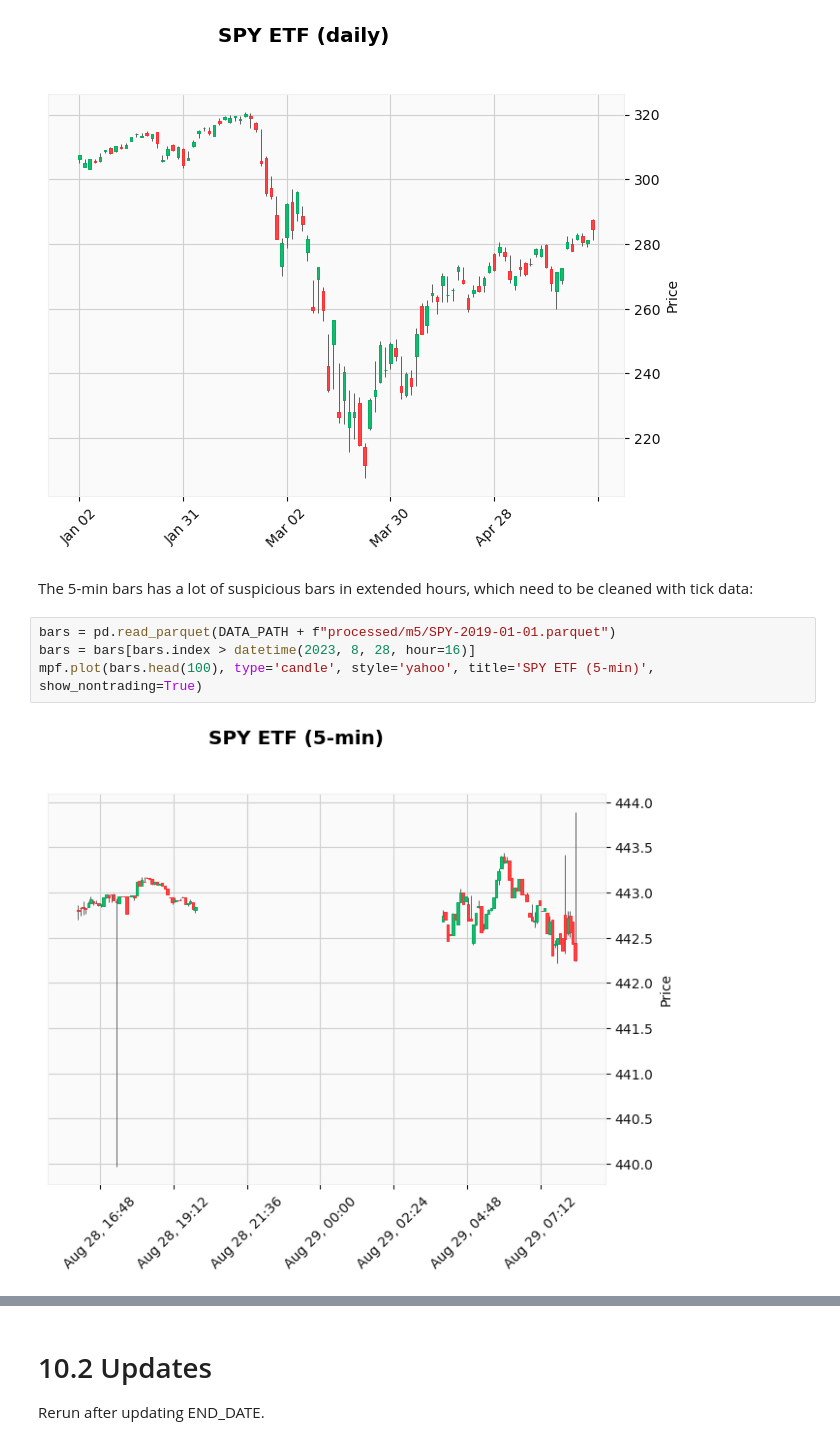
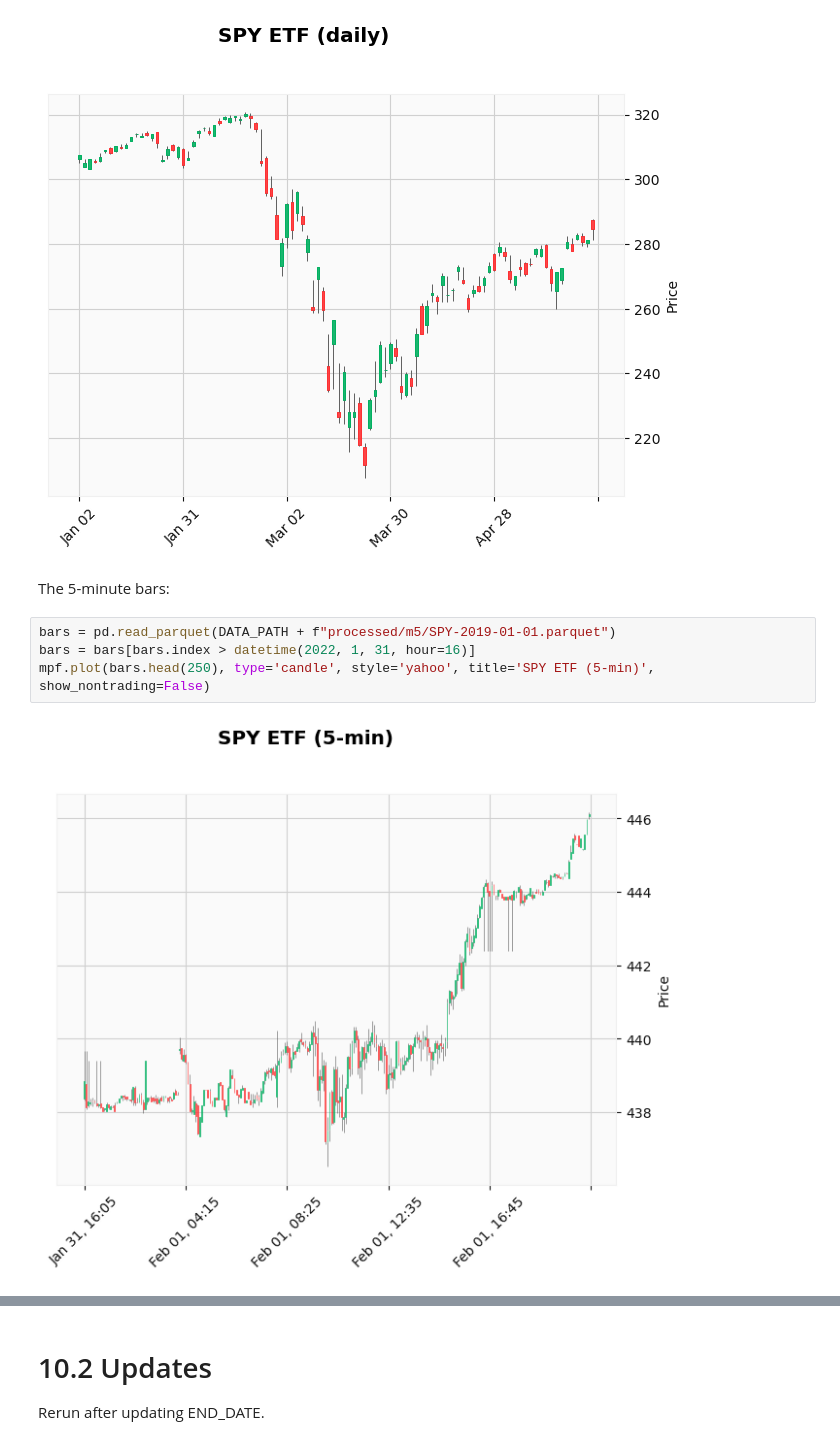
Before and after one commit to shinathan/polygon.io-stock-database, a Jupyter notebook: 10_aggregate.ipynb, the cells around one changed output, grey strips where cells are left out. Cells and saved outputs as stored; diff of their text form.

```diff
--- a/10_aggregate.ipynb
+++ b/10_aggregate.ipynb
@@ -55,11 +55,11 @@ bars = bars[bars.index > datetime(2020, 1, 1)]
 mpf.plot(bars.head(100), type='candle', style='yahoo', title='SPY ETF (daily)')
 # %% [output]
 [figure]
-# %% [markdown]
-The 5-min bars has a lot of suspicious bars in extended hours, which need to be cleaned with tick data:
+# %% [markdown]
+The 5-minute bars:
 # %%
 bars = pd.read_parquet(DATA_PATH + f"processed/m5/SPY-2019-01-01.parquet")
-bars = bars[bars.index > datetime(2023, 8, 28, hour=16)]
-mpf.plot(bars.head(100), type='candle', style='yahoo', title='SPY ETF (5-min)', show_nontrading=True)
+bars = bars[bars.index > datetime(2022, 1, 31, hour=16)]
+mpf.plot(bars.head(250), type='candle', style='yahoo', title='SPY ETF (5-min)', show_nontrading=False)
 # %% [output]
-[figure, old version]
+[figure, new version]
```
Also changed, not shown: parts of 1 cell of this notebook, 11 other files.
